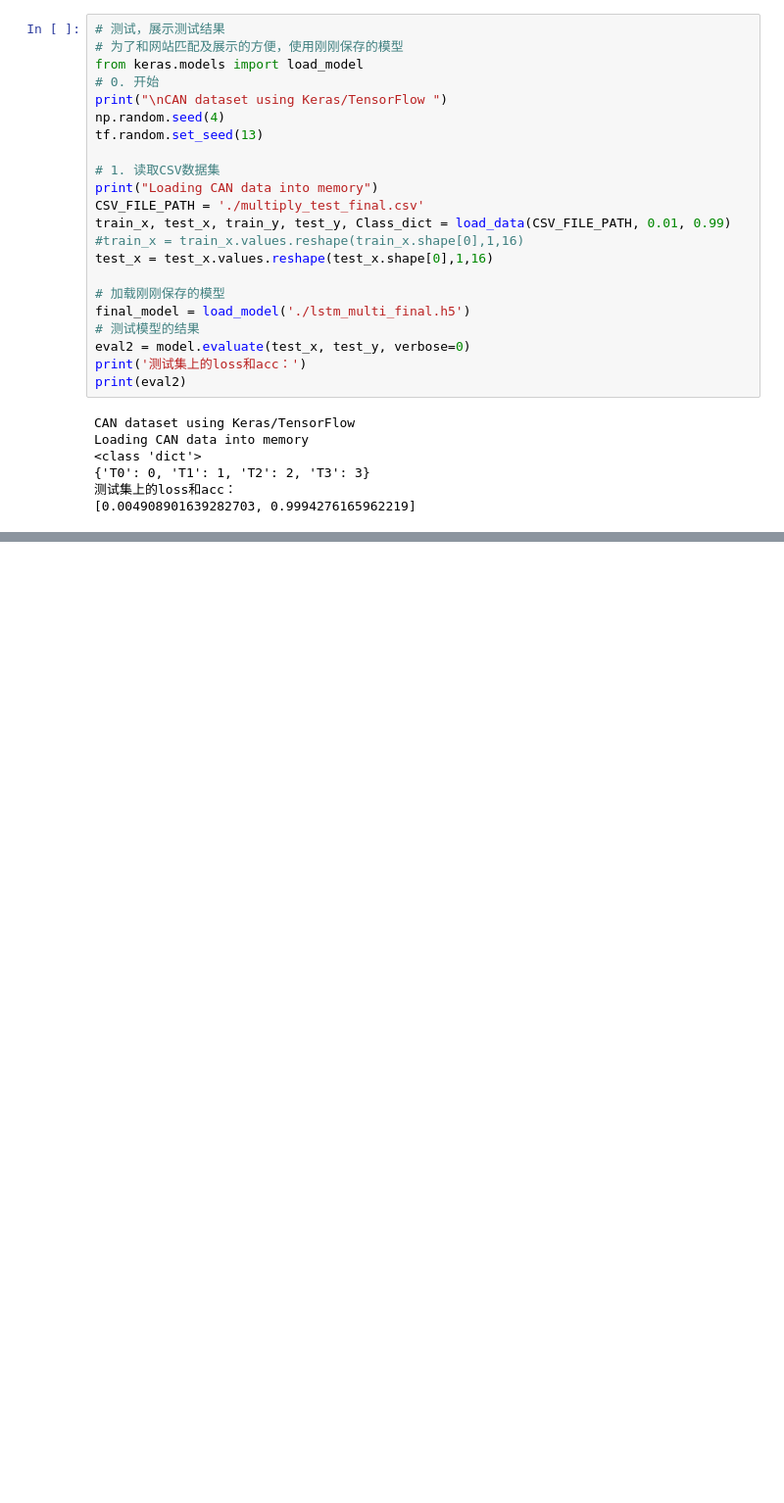
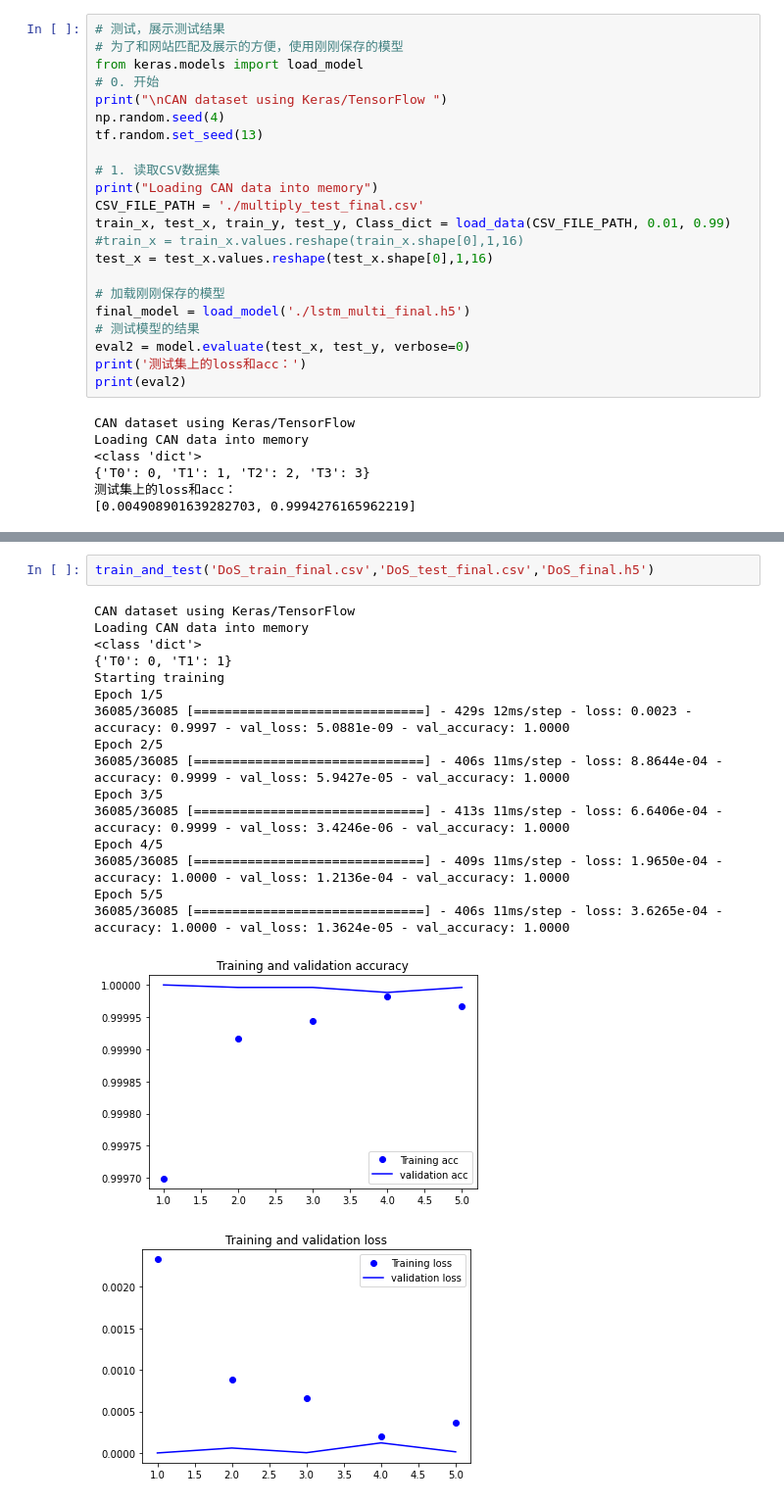
Before and after one commit to JianmingGuo/gateway-IDS, a Jupyter notebook: sourcecode/LSTM/LSTM_final.ipynb, the cells around one changed output, grey strips where cells are left out. Shown at 98% size. Cells and saved outputs as stored; diff of their text form; blank space fills up the shorter version.

```diff
--- a/sourcecode/LSTM/LSTM_final.ipynb
+++ b/sourcecode/LSTM/LSTM_final.ipynb
@@ -475,0 +854,20 @@ confusion_matrix(test_y.values.argmax(axis=-1), predictions.argmax(axis=-1))
+# %%
+train_and_test('DoS_train_final.csv','DoS_test_final.csv','DoS_final.h5')
+# %% [output]
+CAN dataset using Keras/TensorFlow
+Loading CAN data into memory
+<class 'dict'>
+{'T0': 0, 'T1': 1}
+Starting training
+Epoch 1/5
+36085/36085 [==============================] - 429s 12ms/step - loss: 0.0023 - accuracy: 0.9997 - val_loss: 5.0881e-09 - val_accuracy: 1.0000
+Epoch 2/5
+36085/36085 [==============================] - 406s 11ms/step - loss: 8.8644e-04 - accuracy: 0.9999 - val_loss: 5.9427e-05 - val_accuracy: 1.0000
+Epoch 3/5
+36085/36085 [==============================] - 413s 11ms/step - loss: 6.6406e-04 - accuracy: 0.9999 - val_loss: 3.4246e-06 - val_accuracy: 1.0000
+Epoch 4/5
+36085/36085 [==============================] - 409s 11ms/step - loss: 1.9650e-04 - accuracy: 1.0000 - val_loss: 1.2136e-04 - val_accuracy: 1.0000
+Epoch 5/5
+36085/36085 [==============================] - 406s 11ms/step - loss: 3.6265e-04 - accuracy: 1.0000 - val_loss: 1.3624e-05 - val_accuracy: 1.0000
+[figure, added]
+[figure, added]
```
Also changed, not shown: parts of 36 cells of this notebook, 4 other files.
